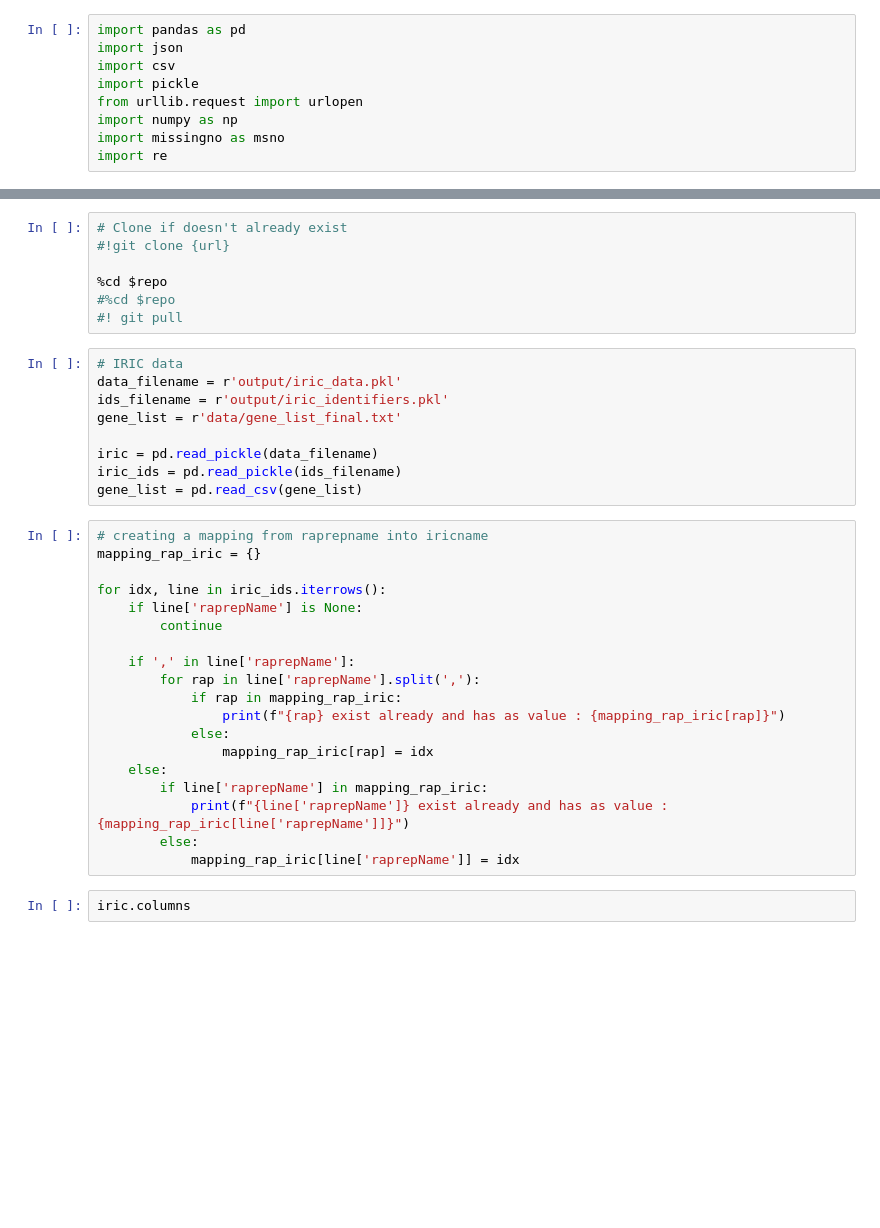
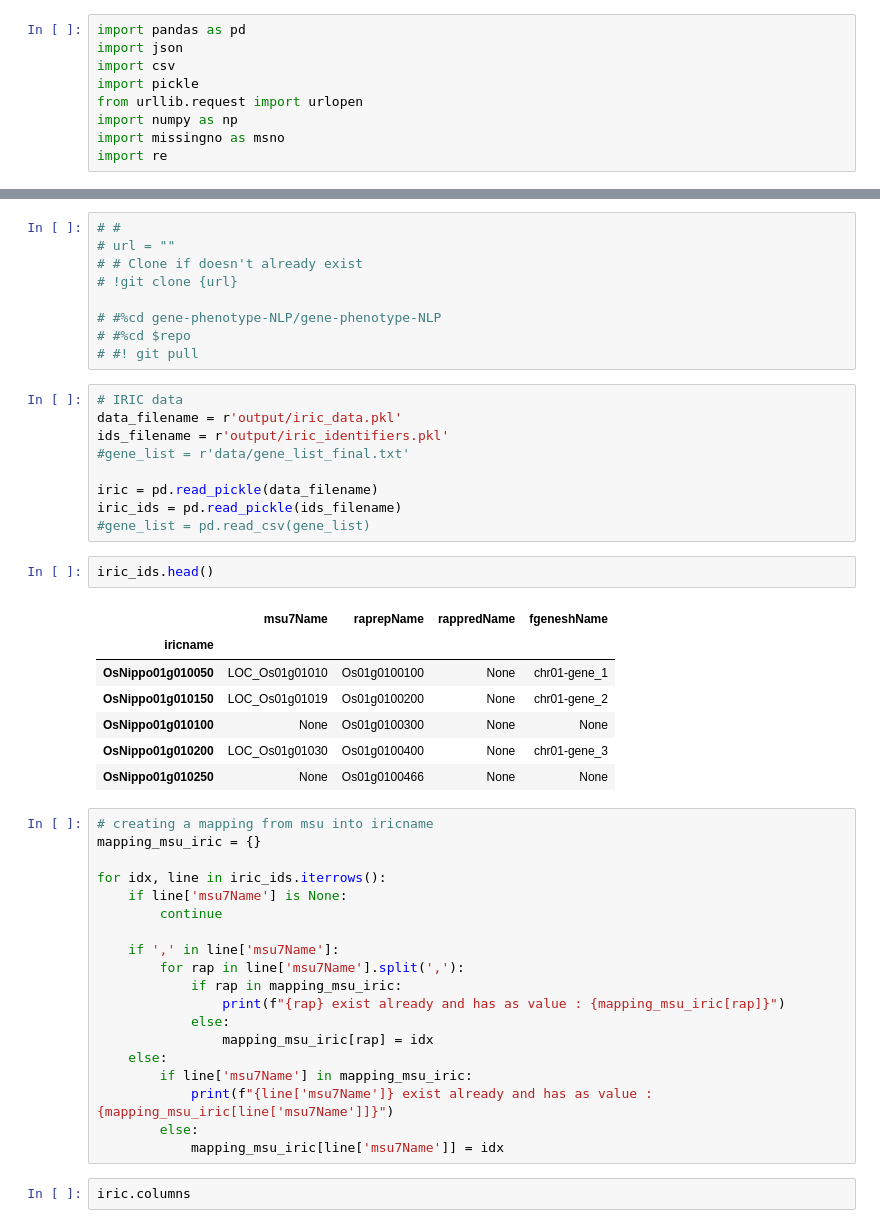
Before and after one commit to pierrelarmande/notebooks, a Jupyter notebook: gene_enrichments.ipynb, the cells around one changed output, grey strips where cells are left out. Cells and saved outputs as stored; diff of their text form; blank space fills up the shorter version.

```diff
--- a/gene_enrichments.ipynb
+++ b/gene_enrichments.ipynb
@@ -27,38 +39,50 @@ url = "https://"+git_token+"@github.com/"+username+"/"+repo+".git"
 # %%
-# Clone if doesn't already exist
-#!git clone {url}
+# #
+# url = ""
+# # Clone if doesn't already exist
+# !git clone {url}
 
-%cd $repo
-#%cd $repo
-#! git pull
+# #%cd gene-phenotype-NLP/gene-phenotype-NLP
+# #%cd $repo
+# #! git pull
 # %%
 # IRIC data
 data_filename = r'output/iric_data.pkl'
 ids_filename = r'output/iric_identifiers.pkl'
-gene_list = r'data/gene_list_final.txt'
+#gene_list = r'data/gene_list_final.txt'
 
 iric = pd.read_pickle(data_filename)
 iric_ids = pd.read_pickle(ids_filename)
-gene_list = pd.read_csv(gene_list)
+#gene_list = pd.read_csv(gene_list)
+# %%
+iric_ids.head()
+# %% [output]
+|  | msu7Name | raprepName | rappredName | fgeneshName |
+| iricname |  |  |  |  |
+| OsNippo01g010050 | LOC_Os01g01010 | Os01g0100100 | None | chr01-gene_1 |
+| OsNippo01g010150 | LOC_Os01g01019 | Os01g0100200 | None | chr01-gene_2 |
+| OsNippo01g010100 | None | Os01g0100300 | None | None |
+| OsNippo01g010200 | LOC_Os01g01030 | Os01g0100400 | None | chr01-gene_3 |
+| OsNippo01g010250 | None | Os01g0100466 | None | None |
 # %%
-# creating a mapping from raprepname into iricname
-mapping_rap_iric = {}
+# creating a mapping from msu into iricname
+mapping_msu_iric = {}
 
 for idx, line in iric_ids.iterrows():
-    if line['raprepName'] is None:
+    if line['msu7Name'] is None:
         continue
 
-    if ',' in line['raprepName']:
-        for rap in line['raprepName'].split(','):
-            if rap in mapping_rap_iric:
-                print(f"{rap} exist already and has as value : {mapping_rap_iric[rap]}")
+    if ',' in line['msu7Name']:
+        for rap in line['msu7Name'].split(','):
+            if rap in mapping_msu_iric:
+                print(f"{rap} exist already and has as value : {mapping_msu_iric[rap]}")
             else:
-                mapping_rap_iric[rap] = idx
+                mapping_msu_iric[rap] = idx
     else:
-        if line['raprepName'] in mapping_rap_iric:
-            print(f"{line['raprepName']} exist already and has as value : {mapping_rap_iric[line['raprepName']]}")
+        if line['msu7Name'] in mapping_msu_iric:
+            print(f"{line['msu7Name']} exist already and has as value : {mapping_msu_iric[line['msu7Name']]}")
         else:
-            mapping_rap_iric[line['raprepName']] = idx
+            mapping_msu_iric[line['msu7Name']] = idx
 # %%
 iric.columns
 # %%
```
Also changed, not shown: parts of 17 cells of this notebook.
